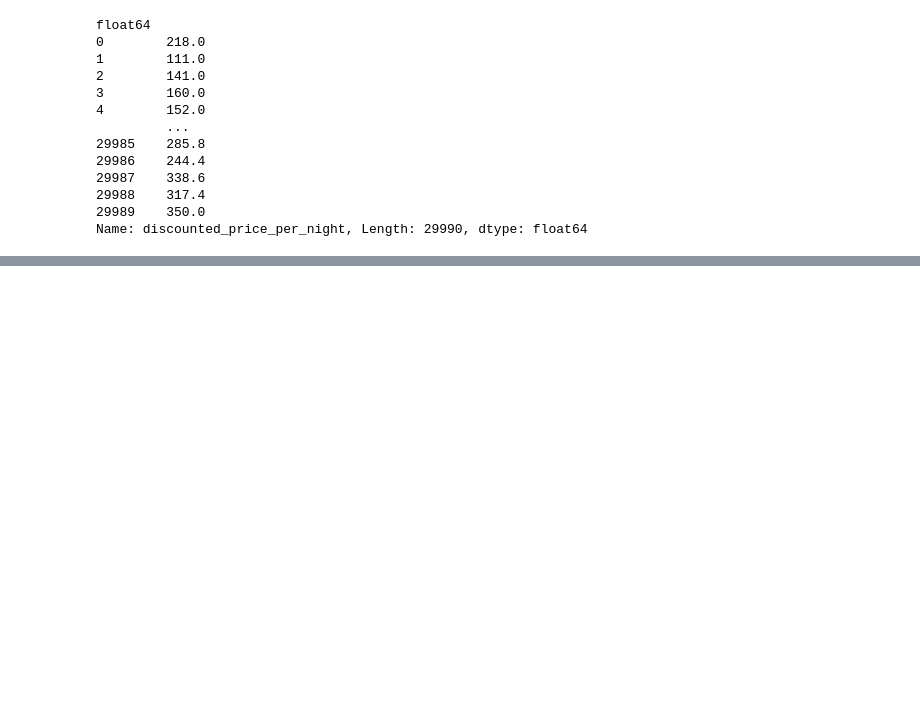
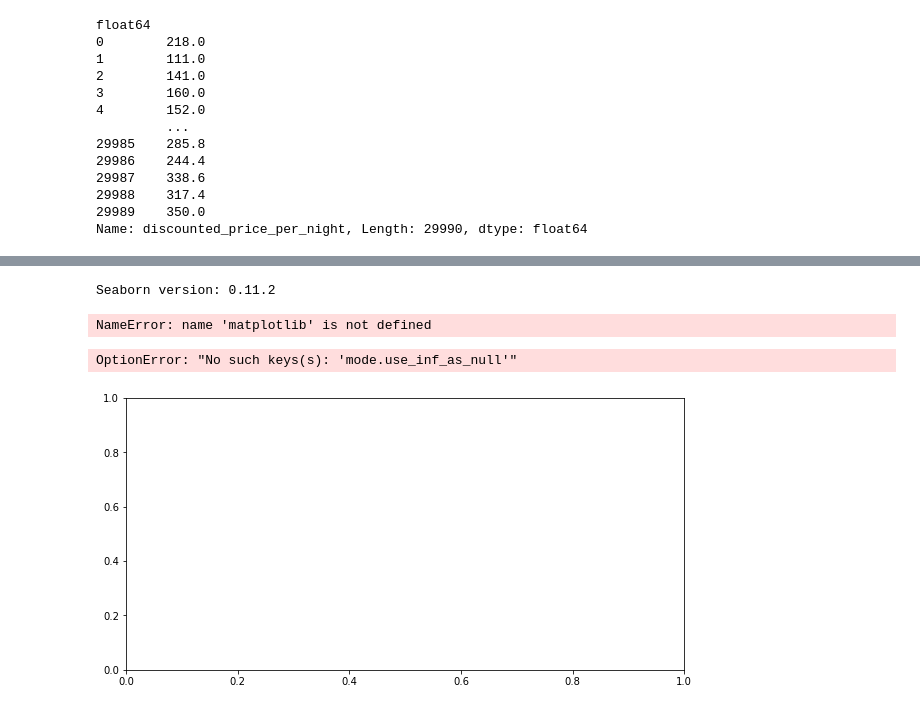
Before and after one commit to yoav0gal/DS-101-Final, a Jupyter notebook: ProjectA/ilai-try.ipynb, the cells around one changed output, grey strips where cells are left out. Drawn from its saved outputs; the diff is of its cells as text; code cells hidden in the pictures; blank space fills up the shorter version.

Commit message:
train models

```diff
--- a/ProjectA/ilai-try.ipynb
+++ b/ProjectA/ilai-try.ipynb
@@ -133,3 +134,6 @@ models = {
     'Gradient Boosting': GradientBoostingRegressor(n_estimators=100, learning_rate=0.1),
     'SVR': SVR(kernel='rbf')
 }
+# %%
+X_train_scaled_clean = X_train_scaled[~np.isnan(X_train_scaled).any(axis=1)]
+y_train_clean = y_train[~np.isnan(X_train_scaled).any(axis=1)]
@@ -137,12 +146,13 @@ models = {
 # Train and Evaluate Models
 results = {}
 for name, model in models.items():
-    model.fit(X_train_scaled, y_train)
-    y_pred = model.predict(X_test_scaled)
-    results[name] = {
-        'R2': r2_score(y_test, y_pred),
-        'MAE': mean_absolute_error(y_test, y_pred),
-        'MSE': mean_squared_error(y_test, y_pred),
-        'RMSE': np.sqrt(mean_squared_error(y_test, y_pred))
-    }
+     model.fit(X_train_scaled_clean, y_train)
+     y_pred = model.predict(X_test_scaled)
+     results[name] = {
+          'R2': r2_score(y_test, y_pred),
+
+          'MAE': mean_absolute_error(y_test, y_pred),
+          'MSE': mean_squared_error(y_test, y_pred),
+          'RMSE': np.sqrt(mean_squared_error(y_test, y_pred))
+     }
 # %% [output]
@@ -149,0 +164,4 @@ ValueError: Input contains NaN, infinity or a value too large for dtype('float64
+# %%
+# Convert Results to DataFrame
+results_df = pd.DataFrame(results).T
+print(results_df)
@@ -149,0 +176,23 @@ ValueError: Input contains NaN, infinity or a value too large for dtype('float64
+# %%
+# Plot Residuals for Best Model (Based on R² Score)
+best_model_name = results_df['R2'].idxmax()
+best_model = models[best_model_name]
+y_pred_best = best_model.predict(X_test_scaled)
+residuals = y_test - y_pred_best
+# %%
+print(f"Seaborn version: {sns.__version__}")
+print(f"Matplotlib version: {matplotlib.pyplot.__version__}")
+print(f"Pandas version: {pd.__version__}")
+# %% [output]
+Seaborn version: 0.11.2
+NameError: name 'matplotlib' is not defined
+# %%
+plt.figure(figsize=(10, 5))
+sns.histplot(residuals, bins=30, kde=True)
+plt.title(f'Residual Plot for {best_model_name}')
+plt.xlabel('Residuals')
+plt.ylabel('Frequency')
+plt.show()
+# %% [output]
+OptionError: "No such keys(s): 'mode.use_inf_as_null'"
+[figure, added]
```
Also changed, not shown: parts of 6 cells of this notebook.
